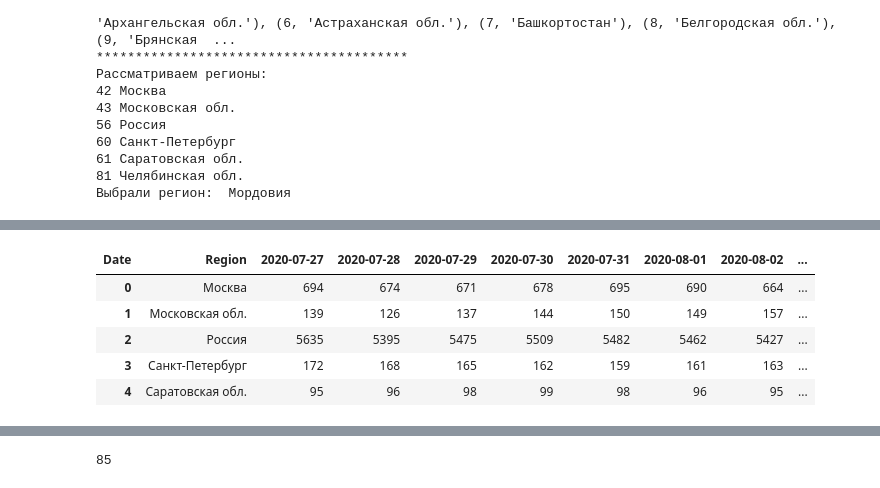
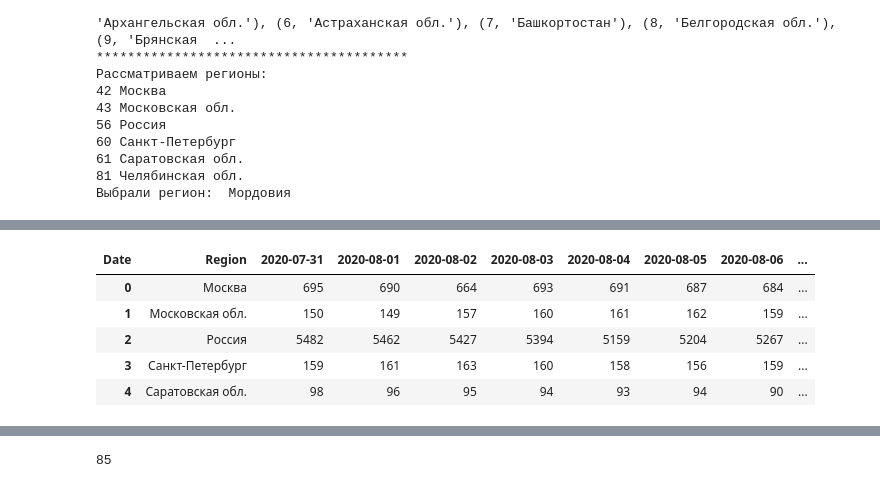
Before and after one commit to Vityel/Covid-19, a Jupyter notebook: covid_yandex_russia-x.ipynb, the cells around one changed output, grey strips where cells are left out. Drawn from its saved outputs; the diff is of its cells as text; code cells hidden in the pictures.

```diff
--- a/covid_yandex_russia-x.ipynb
+++ b/covid_yandex_russia-x.ipynb
@@ -466,5 +472,7 @@ fig.show()
 # %%
-mask = (X.Date>=datetime.date(2020,7,30))&(X.Region.isin(regions_towatch))
+delta = datetime.timedelta(14)
+past14=myday-delta
+mask = (X.Date>=past14)&(X.Region.isin(regions_towatch))
 
 def my_round(k):
     return round(k,3)
@@ -588,19 +596,19 @@ fig.update_layout(
 
 fig.show()
 # %%
-mask = (X.Date>=datetime.date(2020,7,27))&(X.Region.isin(regions_towatch))
+mask = (X.Date>=past14)&(X.Region.isin(regions_towatch))
 
 Z = X[mask].groupby(['Region','Date'])['Day_confirmed'].sum().unstack().reset_index()
 Z.dropna(inplace=True)
 d = Z.drop('Region',axis = 1).values
 Z.head()
 # %% [output]
-| Date | Region | 2020-07-27 | 2020-07-28 | 2020-07-29 | 2020-07-30 | 2020-07-31 | 2020-08-01 | 2020-08-02 | ... |
-| 0 | Москва | 694 | 674 | 671 | 678 | 695 | 690 | 664 | ... |
-| 1 | Московская обл. | 139 | 126 | 137 | 144 | 150 | 149 | 157 | ... |
-| 2 | Россия | 5635 | 5395 | 5475 | 5509 | 5482 | 5462 | 5427 | ... |
-| 3 | Санкт-Петербург | 172 | 168 | 165 | 162 | 159 | 161 | 163 | ... |
-| 4 | Саратовская обл. | 95 | 96 | 98 | 99 | 98 | 96 | 95 | ... |
+| Date | Region | 2020-07-31 | 2020-08-01 | 2020-08-02 | 2020-08-03 | 2020-08-04 | 2020-08-05 | 2020-08-06 | ... |
+| 0 | Москва | 695 | 690 | 664 | 693 | 691 | 687 | 684 | ... |
+| 1 | Московская обл. | 150 | 149 | 157 | 160 | 161 | 162 | 159 | ... |
+| 2 | Россия | 5482 | 5462 | 5427 | 5394 | 5159 | 5204 | 5267 | ... |
+| 3 | Санкт-Петербург | 159 | 161 | 163 | 160 | 158 | 156 | 159 | ... |
+| 4 | Саратовская обл. | 98 | 96 | 95 | 94 | 93 | 94 | 90 | ... |
 # %%
 
 
```
Also changed, not shown: parts of 10 cells of this notebook, 5 other files.
